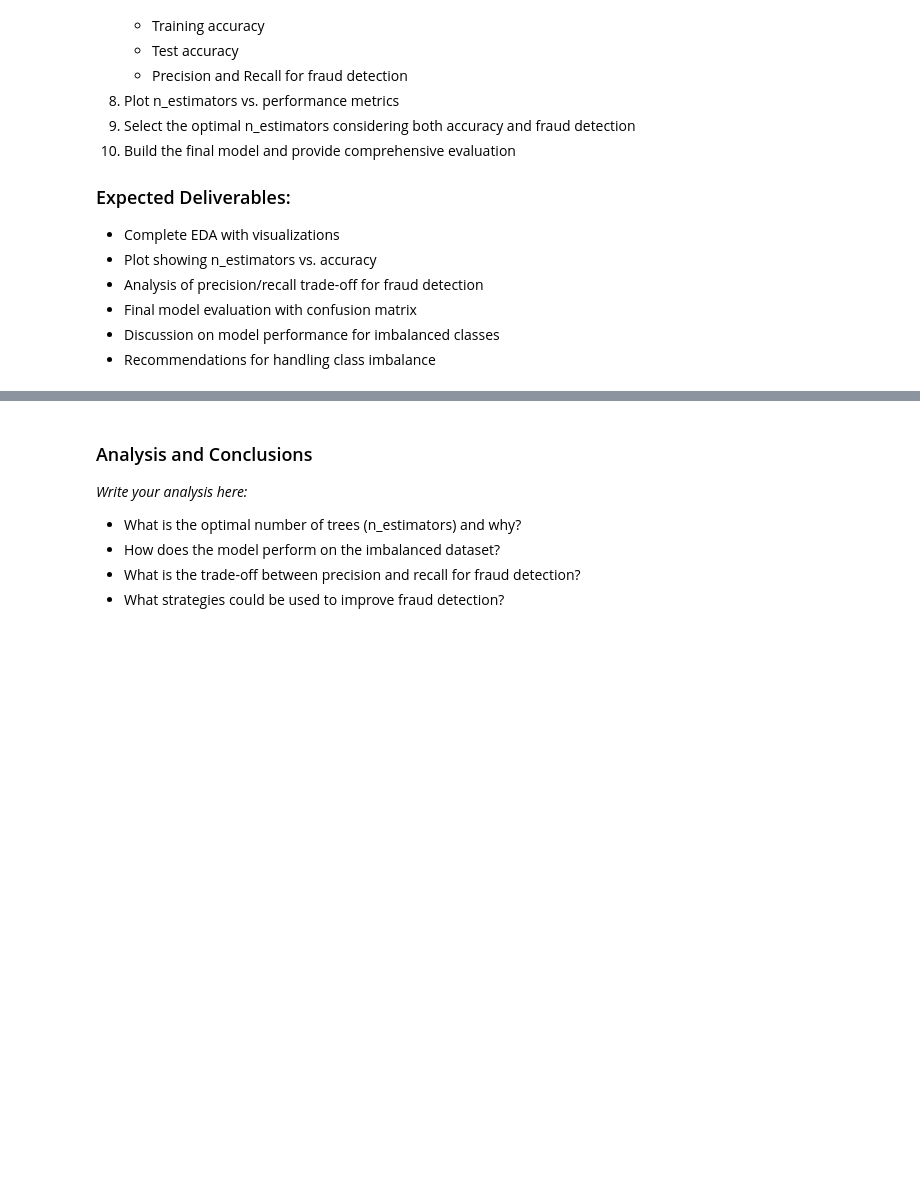
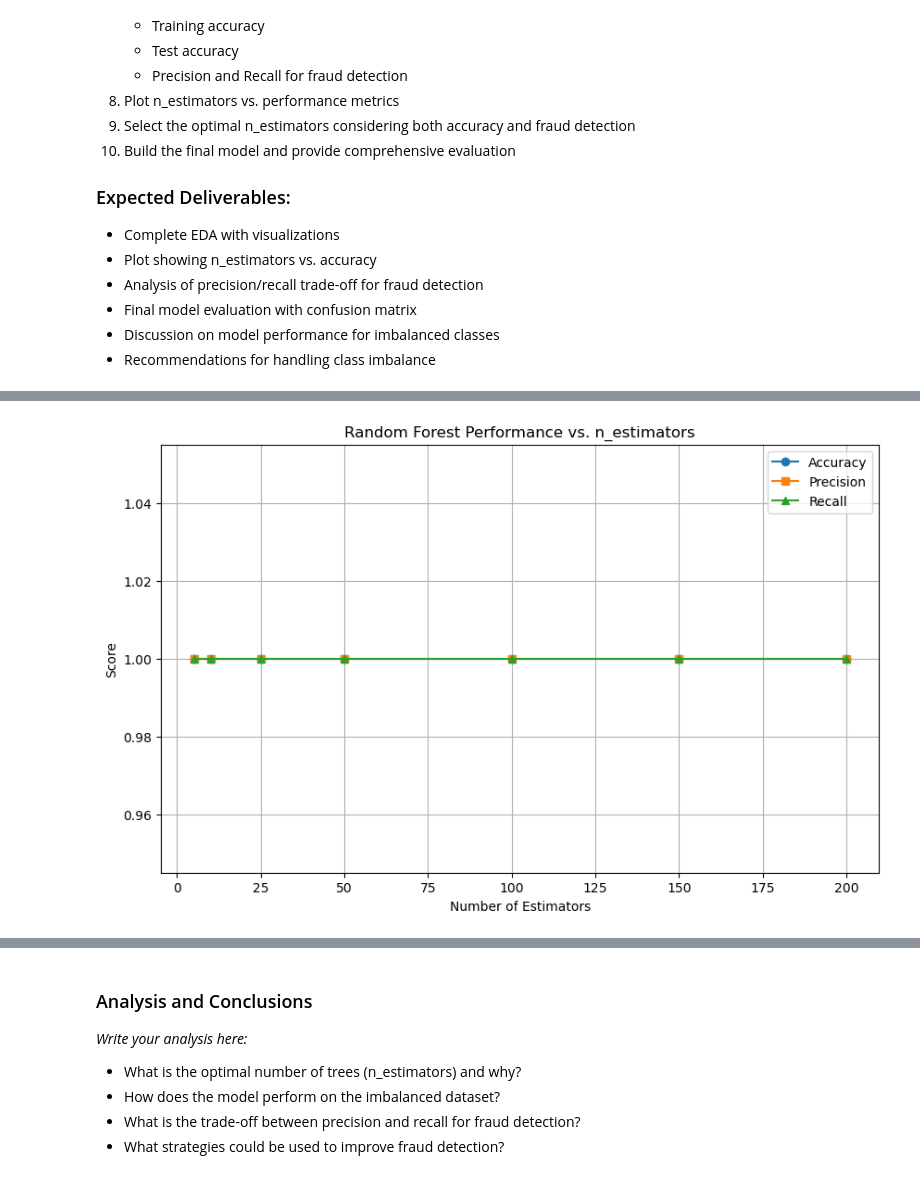
Before and after one commit to Blessing-Ekeh/dataraflow-week18-Classification--II-Decision-Trees-Random-Forests, a Jupyter notebook: Take Home.ipynb, the cells around one changed output, grey strips where cells are left out. Cells and saved outputs as stored; diff of their text form; code cells hidden in the pictures; blank space fills up the shorter version.

```diff
--- a/Take Home.ipynb
+++ b/Take Home.ipynb
@@ -625,4 +746,22 @@ Based on these findings, I would propose the following strategies to the subscri
 # %%
 # Prepare data: separate features/target, split
+X = assignment2_data.drop(columns=['Transaction_ID', 'Is_Fraud'])
+Y = assignment2_data['Is_Fraud']
+X_train, X_test, Y_train, Y_test = train_test_split(X, Y, test_size=0.2, random_state=42)
 # %%
 # Test different n_estimators values
+n_estimators_options = [5, 10, 25, 50, 100, 150, 200]
+train_acc, test_acc, precision_list, recall_list = [], [], [], []
+for n in n_estimators_options:
+    rf_clf = RandomForestClassifier(n_estimators=n, criterion='entropy', random_state=0)
+    rf_clf.fit(X_train, Y_train)
+
+    Y_train_pred = rf_clf.predict(X_train)
+    Y_test_pred = rf_clf.predict(X_test)
+
+    train_acc.append(accuracy_score(Y_train, Y_train_pred))
+    test_acc.append(accuracy_score(Y_test, Y_test_pred))
+    precision_list.append(precision_score(Y_test, Y_test_pred))
+    recall_list.append(recall_score(Y_test, Y_test_pred))
+
+    print(f"n_estimators={n}: Train Acc={train_acc[-1]:.4f}, Test Acc={test_acc[-1]:.4f}, Precision={precision_list[-1]:.4f}, Recall={recall_list[-1]:.4f}")
@@ -629,2 +776,14 @@ Based on these findings, I would propose the following strategies to the subscri
 # %%
 # Plot n_estimators vs performance metrics
+plt.figure(figsize=(10, 6))
+plt.plot(n_estimators_options, test_acc, label='Accuracy', marker='o')
+plt.plot(n_estimators_options, precision_list, label='Precision', marker='s')
+plt.plot(n_estimators_options, recall_list, label='Recall', marker='^')
+plt.xlabel('Number of Estimators')
+plt.ylabel('Score')
+plt.title('Random Forest Performance vs. n_estimators')
+plt.legend()
+plt.grid(True)
+plt.show()
+# %% [output]
+[figure, added]
```
Also changed, not shown: parts of 13 cells of this notebook.
